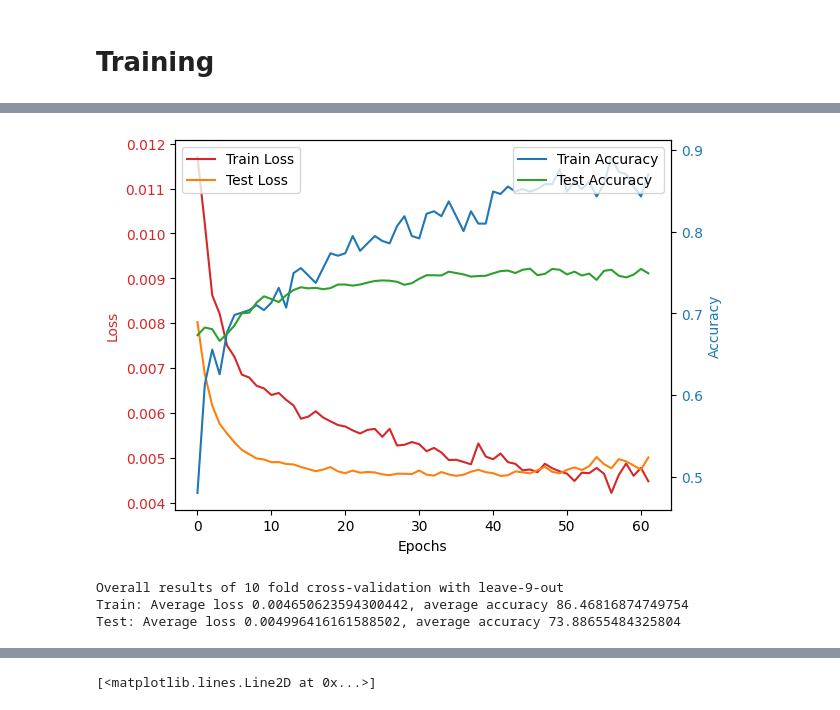
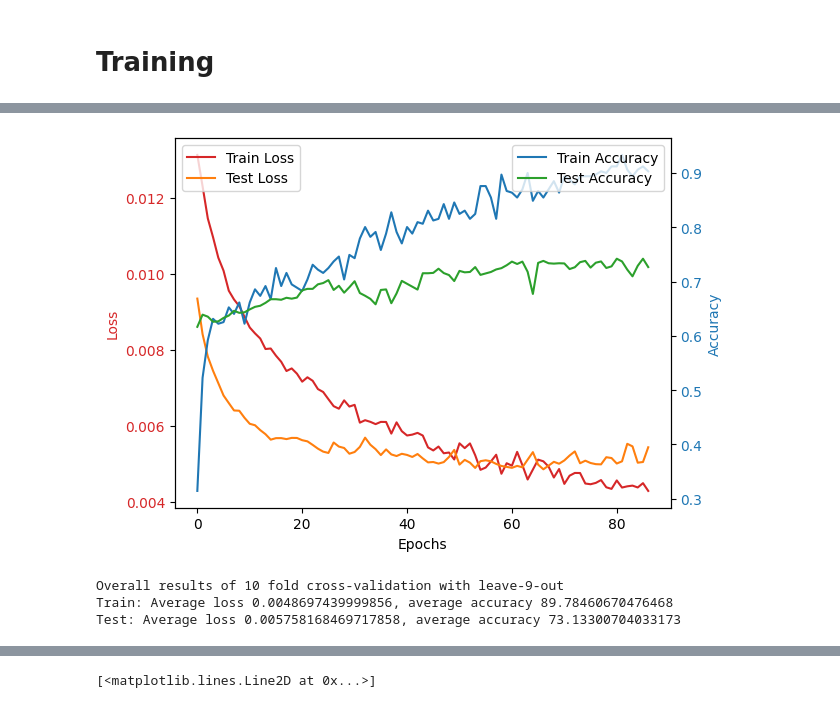
Before and after one commit to MattyAB/ecg_transfer, a Jupyter notebook: ecg.ipynb, the cells around one changed output, grey strips where cells are left out. Saved outputs shown, nothing was run; the diff lists cells and outputs as text; code cells hidden in the pictures.

```diff
--- a/ecg.ipynb
+++ b/ecg.ipynb
@@ -159,14 +229,16 @@ Test: Average loss 0.004950286854944788, average accuracy 73.90995385002796
 # %%
 ## Train k-fold crossvalidated model transferred, 1 -> 12 lead data
+## Transfer adds new fc layer and new LSTM layer
 
 trainparams = TrainParams()
 trainparams.weights = weights
 trainparams.labelmap = labelmap
+trainparams.n_epochs=200
 trainparams.k=10
 trainparams.m=9
 trainparams.early_stopping=20
 
-history = train_kfold_transfer_model(dataset_12lead, trainparams, TransferFCModel, buffer=buffer, test=False)
+history = train_kfold_transfer_model(dataset_12lead, trainparams, Transfer1LSTMModel, buffer=buffer, test=False)
 
 plot_tt_graph(history, idx=0)
 display_results(history, trainparams=trainparams)
@@ -191,4 +263,4 @@ Early stopping triggered after epoch 34
-[figure, old version]
+[figure, new version]
 Overall results of 10 fold cross-validation with leave-9-out
-Train: Average loss 0.004650623594300442, average accuracy 86.46816874749754
-Test: Average loss 0.004996416161588502, average accuracy 73.88655484325804
+Train: Average loss 0.0048697439999856, average accuracy 89.78460670476468
+Test: Average loss 0.005758168469717858, average accuracy 73.13300704033173
```
Also changed, not shown: parts of 16 cells of this notebook, 1 other file.
